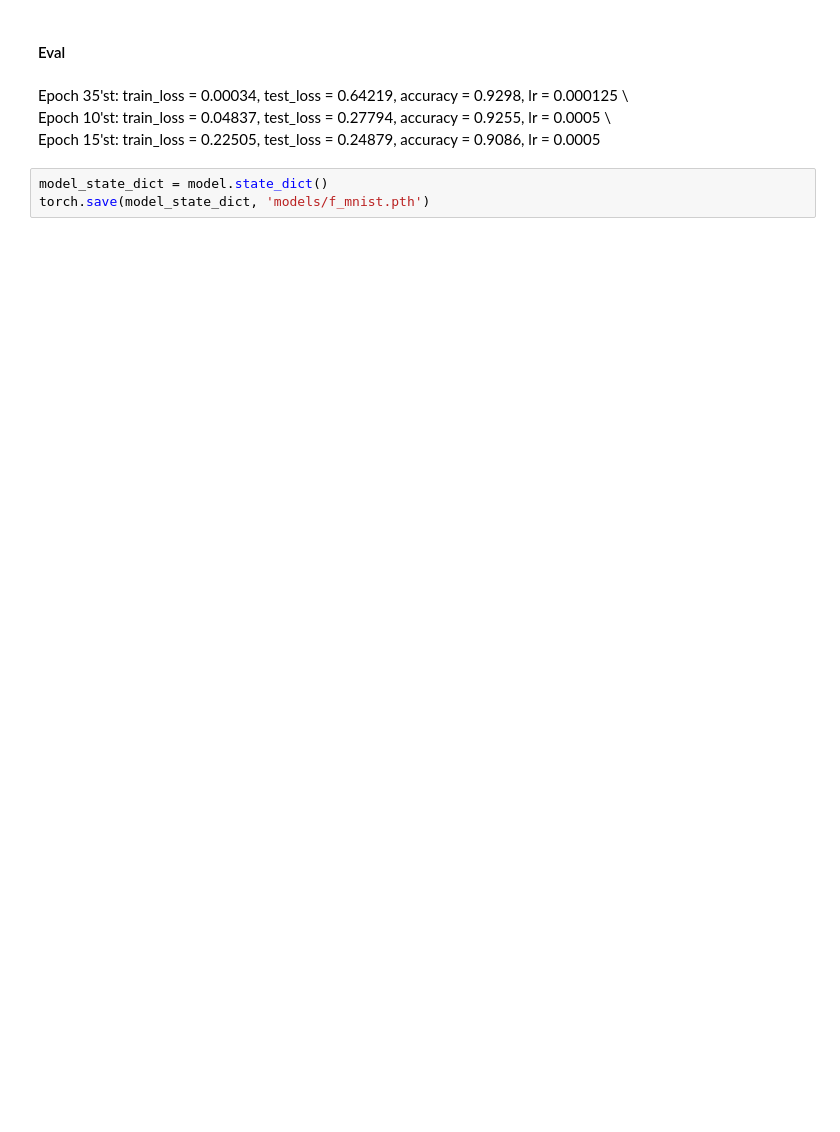
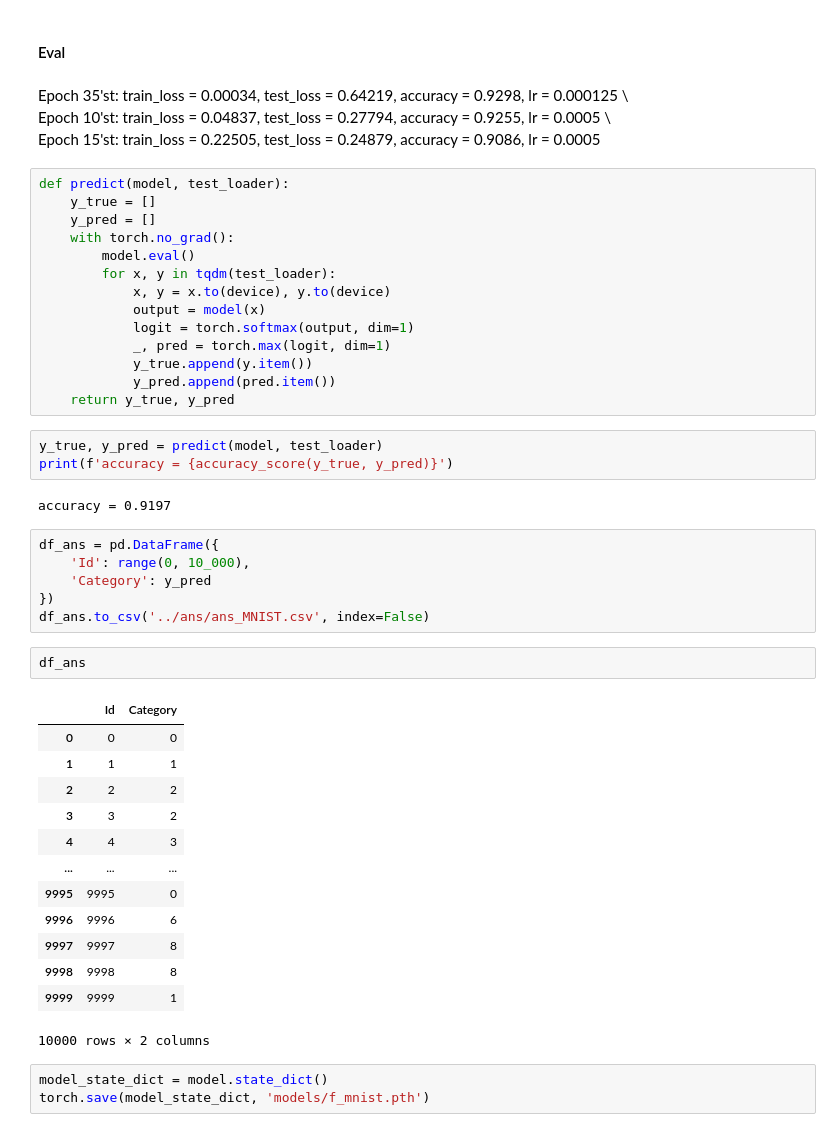
Before and after one commit to main-scientist/ML, a Jupyter notebook: notebooks/Fashion_MNIST.ipynb, the cells around one changed output. Saved outputs shown, nothing was run; the diff lists cells and outputs as text; blank space fills up the shorter version.

```diff
--- a/notebooks/Fashion_MNIST.ipynb
+++ b/notebooks/Fashion_MNIST.ipynb
@@ -280,6 +283,47 @@ Epoch 35'st: train_loss = 0.00034, test_loss = 0.64219, accuracy = 0.9298, lr =
 Epoch 10'st: train_loss = 0.04837, test_loss = 0.27794, accuracy = 0.9255, lr = 0.0005
 \\\
 Epoch 15'st: train_loss = 0.22505, test_loss = 0.24879, accuracy = 0.9086, lr = 0.0005
+# %%
+def predict(model, test_loader):
+    y_true = []
+    y_pred = []
+    with torch.no_grad():
+        model.eval()
+        for x, y in tqdm(test_loader):
+            x, y = x.to(device), y.to(device)
+            output = model(x)
+            logit = torch.softmax(output, dim=1)
+            _, pred = torch.max(logit, dim=1)
+            y_true.append(y.item())
+            y_pred.append(pred.item())
+    return y_true, y_pred
+# %%
+y_true, y_pred = predict(model, test_loader)
+print(f'accuracy = {accuracy_score(y_true, y_pred)}')
+# %% [output]
+accuracy = 0.9197
+# %%
+df_ans = pd.DataFrame({
+    'Id': range(0, 10_000),
+    'Category': y_pred
+})
+df_ans.to_csv('../ans/ans_MNIST.csv', index=False)
+# %%
+df_ans
+# %% [output]
+|  | Id | Category |
+| 0 | 0 | 0 |
+| 1 | 1 | 1 |
+| 2 | 2 | 2 |
+| 3 | 3 | 2 |
+| 4 | 4 | 3 |
+| ... | ... | ... |
+| 9995 | 9995 | 0 |
+| 9996 | 9996 | 6 |
+| 9997 | 9997 | 8 |
+| 9998 | 9998 | 8 |
+| 9999 | 9999 | 1 |
+10000 rows × 2 columns
 # %%
 model_state_dict = model.state_dict()
 torch.save(model_state_dict, 'models/f_mnist.pth')
```
Also changed, not shown: parts of 4 cells of this notebook, 4 other files.
